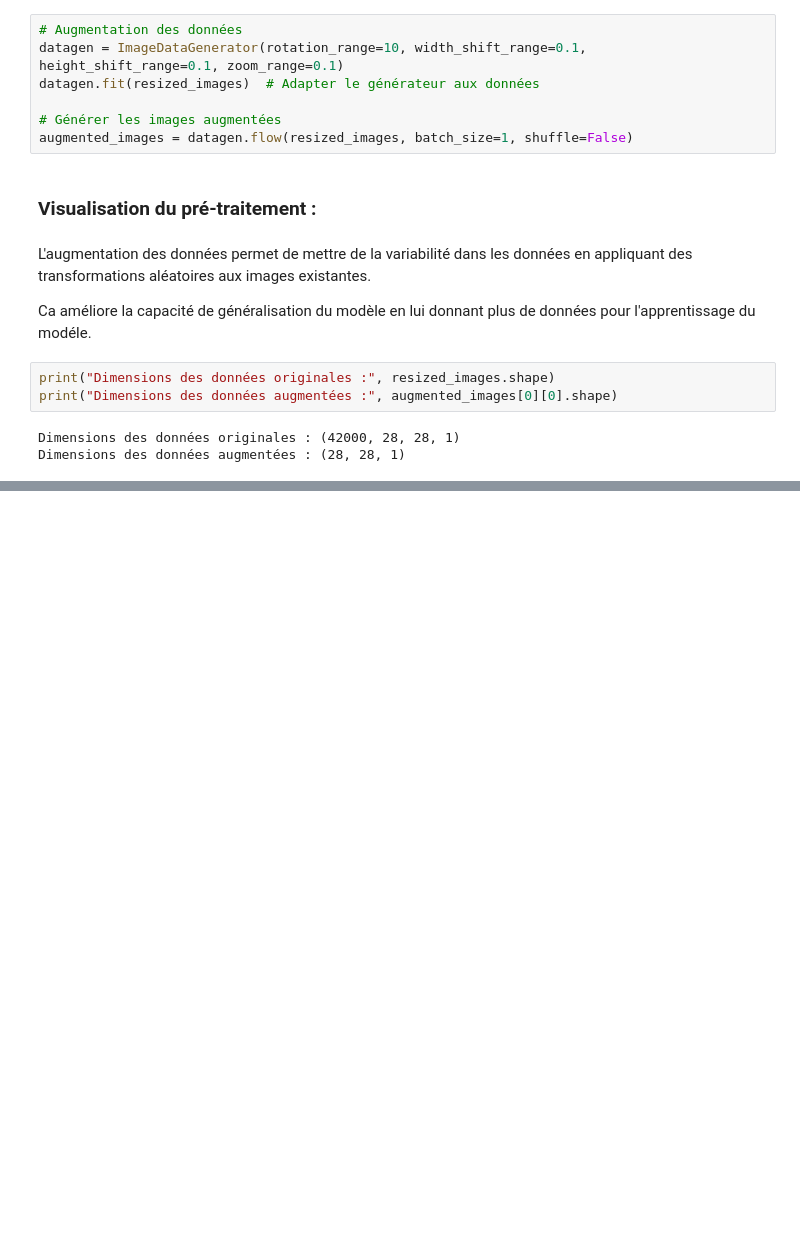
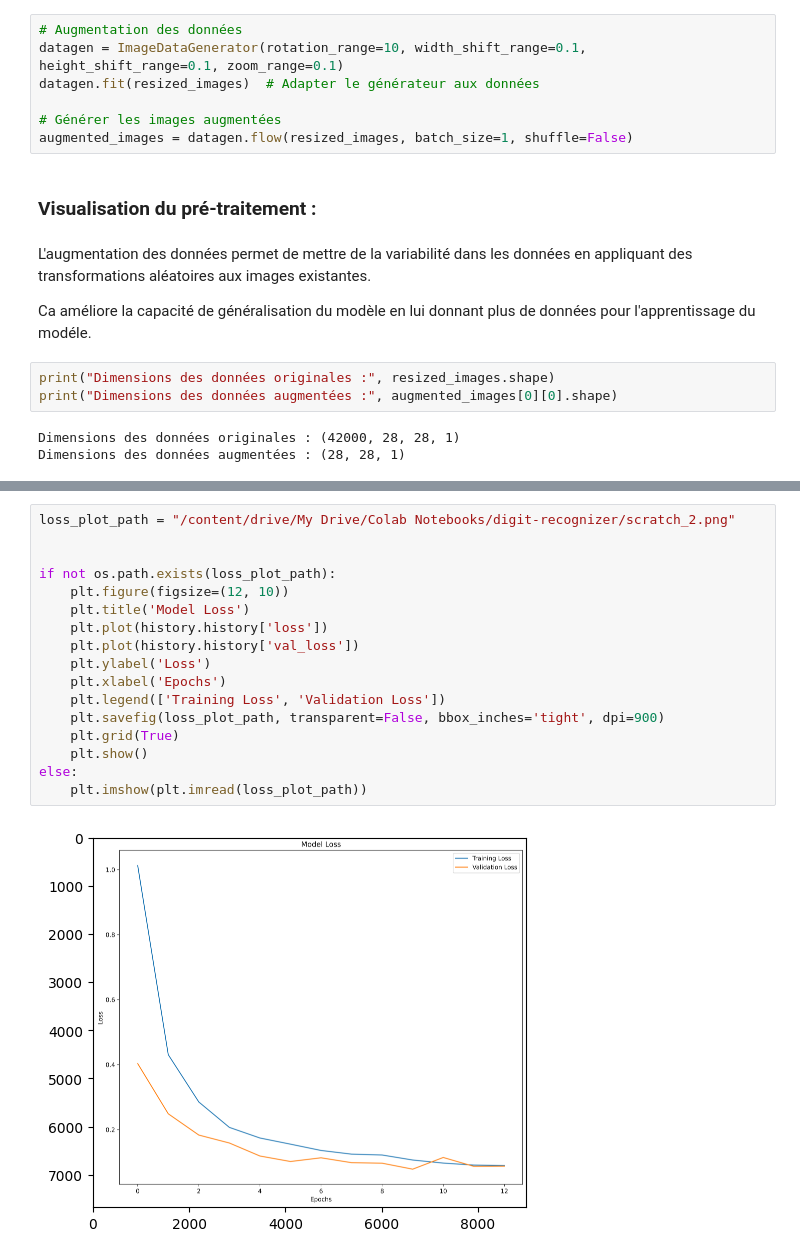
Before and after one commit to Aurelien07/Kaggle_competition, a Jupyter notebook: digit_recognizer.ipynb, the cells around one changed output, grey strips where cells are left out. Cells and saved outputs as stored; diff of their text form; blank space fills up the shorter version.

```diff
--- a/digit_recognizer.ipynb
+++ b/digit_recognizer.ipynb
@@ -184,0 +353,19 @@ plt.show()
+# %%
+loss_plot_path = "/content/drive/My Drive/Colab Notebooks/digit-recognizer/scratch_2.png"
+
+
+if not os.path.exists(loss_plot_path):
+    plt.figure(figsize=(12, 10))
+    plt.title('Model Loss')
+    plt.plot(history.history['loss'])
+    plt.plot(history.history['val_loss'])
+    plt.ylabel('Loss')
+    plt.xlabel('Epochs')
+    plt.legend(['Training Loss', 'Validation Loss'])
+    plt.savefig(loss_plot_path, transparent=False, bbox_inches='tight', dpi=900)
+    plt.grid(True)
+    plt.show()
+else:
+    plt.imshow(plt.imread(loss_plot_path))
+# %% [output]
+[figure, added]
```
Also changed, not shown: parts of 13 cells of this notebook.
